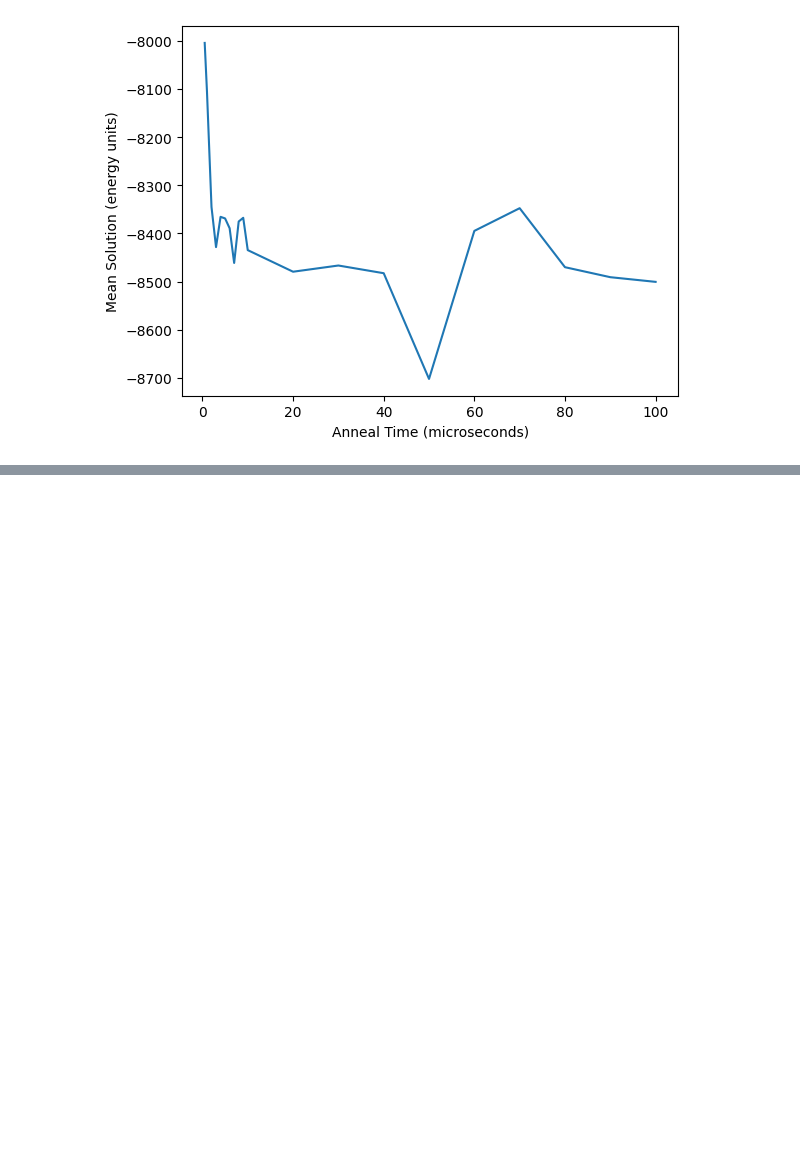
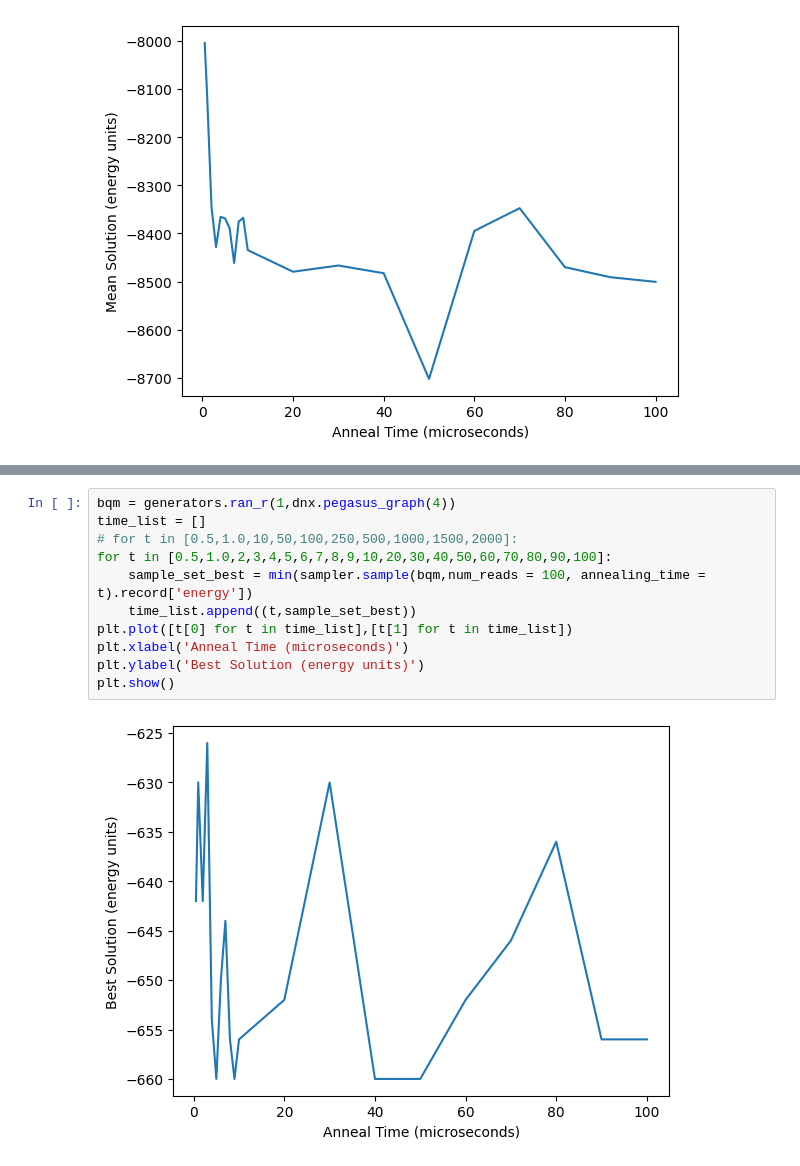
Before and after one commit to krobbinsgit/NativeSpeedTest, a Jupyter notebook: first.ipynb, the cells around one changed output, grey strips where cells are left out. Drawn from its saved outputs; the diff is of its cells as text; blank space fills up the shorter version.

```diff
--- a/first.ipynb
+++ b/first.ipynb
@@ -123,0 +150,13 @@ Unfortunately this is basically what I expected. At really short anneal times th
+# %%
+bqm = generators.ran_r(1,dnx.pegasus_graph(4))
+time_list = []
+# for t in [0.5,1.0,10,50,100,250,500,1000,1500,2000]:
+for t in [0.5,1.0,2,3,4,5,6,7,8,9,10,20,30,40,50,60,70,80,90,100]:
+    sample_set_best = min(sampler.sample(bqm,num_reads = 100, annealing_time = t).record['energy'])
+    time_list.append((t,sample_set_best))
+plt.plot([t[0] for t in time_list],[t[1] for t in time_list])
+plt.xlabel('Anneal Time (microseconds)')
+plt.ylabel('Best Solution (energy units)')
+plt.show()
+# %% [output]
+[figure, added]
```
Also changed, not shown: parts of 6 cells of this notebook.
